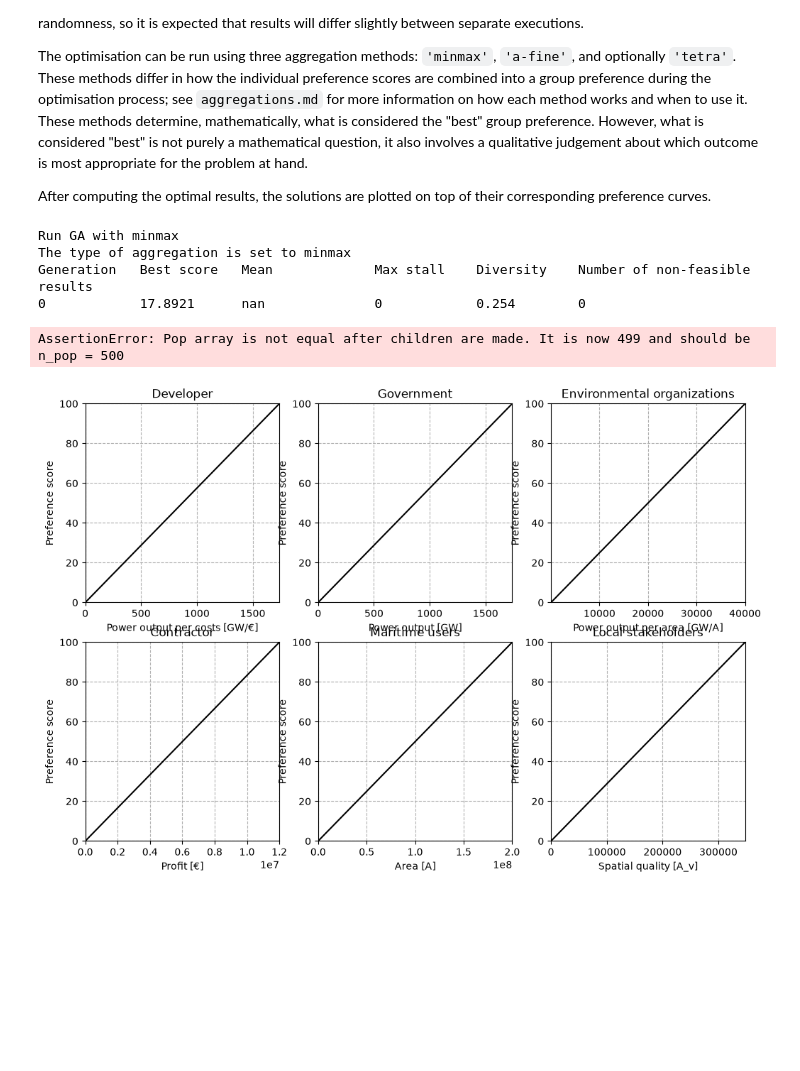
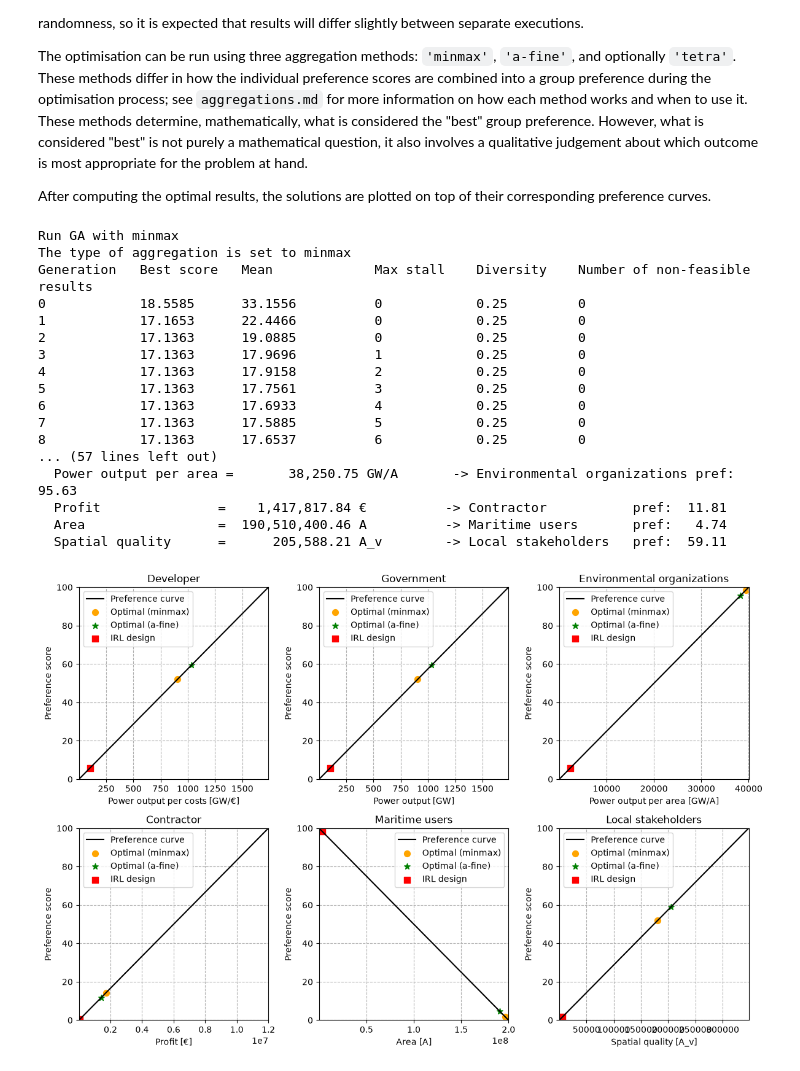
Before and after one commit to Jonathanvandeminkelis/Optimalisatie_FINAL, a Jupyter notebook: EXAMPLE_Artificial_Reef.ipynb, the cells around one changed output. Saved outputs shown, nothing was run; the diff lists cells and outputs as text; code cells hidden in the pictures; blank space fills up the shorter version.

```diff
--- a/EXAMPLE_Artificial_Reef.ipynb
+++ b/EXAMPLE_Artificial_Reef.ipynb
@@ -60,8 +60,8 @@ design_variables = (
 
 # set bounds for all variables
 b1 = [23, 300]      # x1
-b2 = [0, 200]       # x2
-b3 = [0, 200]       # x3
+b2 = [1, 200]       # x2; must be positive because objective_function_3 divides by x2*x3
+b3 = [1, 200]       # x3; must be positive because objective_function_3 divides by x2*x3
 b4 = [0,0]
 
 bounds = [b1, b2, b3, b4]
@@ -147,7 +147,7 @@ def objective_function_4(x1, x2, x3, x4):
 
 def objective_function_5(x1, x2, x3, x4):
     """Space for maritime users"""
-    return 25 * x3 * (x2**2)
+    return (x3 * (x2*5)**2)
 
 def objective_function_6(x1, x2, x3, x4):
     """Visible quality for local stakeholders"""
@@ -234,7 +234,7 @@ prefs_before = [[[minarray[0], maxarray[0]],             [0, 100]],          # p
                 [[minarray[1], maxarray[1]],                      [0, 100]],          # preference output government
                 [[minarray[2], maxarray[2]],    [0, 100]],   # preference efficiency environment
                 [[minarray[3], maxarray[3]],                      [0, 100]],          # preference profit contractor
-                [[minarray[4], maxarray[4]],                [0, 100]],    # preference area maritime users
+                [[minarray[4], maxarray[4]],                [100, 0]],    # preference area maritime users
                 [[minarray[5], maxarray[5]],                       [0, 100]]           # visibility local stakeholders
 ]
 
@@ -341,8 +341,8 @@ After computing the optimal results, the solutions are plotted on top of their c
 # We run the optimization with two paradigms
 x4 = 0
 paradigm = ['minmax', 'a-fine', 'tetra']  # 'minmax' or 'a-fine' or 'tetra'
-markers  = ['o', '*']
-colours  = ['orange', 'green']
+markers  = ['o', '*', 's']
+colours  = ['orange', 'green', 'blue']
 
 # Define the figure and axes before the loop
 fig, axes = plt.subplots(2, 3, figsize=(12, 8))
@@ -366,7 +366,7 @@ for i in range(len(paradigm)):
         'r_cross': 0.8,
         'max_stall': 16,
         'aggregation': paradigm[i],
-        'var_type': 'real'
+        'var_type_mixed': ['real', 'real', 'int', 'real']
     }
 
     # Run the GA and print its result
@@ -384,40 +384,49 @@ for i in range(len(paradigm)):
     for j, (ax, (obj_func, name, unit, stakeholder)) in enumerate(zip(axes.flat, objectives)):
         obj_value = obj_func(*optimal_design_var) # Calculate resulting objective value
         pref_score = pref_funcs[j](*optimal_design_var) # Calculate resulting preference score
 
         # Print and plot the optimal point on the preference curve
         print(f'  {name:<20} = {obj_value:>15,.2f} {unit:<10} -> {stakeholder:<20} pref: {pref_score:>6.2f}')
         ax.scatter(obj_value, pref_score, color=colours[i], marker=markers[i], s=50,
                    label=f'Optimal ({paradigm[i]})')
 
 
 # plot the IRL design point if plot_irl is True
 if plot_irl:
     irl_obj_values = [obj_func(*X_irl) for obj_func, _, _, _ in objectives]
     irl_pref_scores = [pref_funcs[j](*X_irl) for j in range(len(objectives))]
-    for j, ax in enumerate(axes.flat[:5]):
+    for j, ax in enumerate(axes.flat):
         ax.scatter(irl_obj_values[j], irl_pref_scores[j], color='red', marker='s', s=50, label='IRL design')
 
-for ax in axes.flat[:5]:
+for ax in axes.flat:
     ax.legend(fontsize=10)
-
-axes.flat[-1].set_visible(False)  # hide the sixth empty subplot
-
 
 # Adjust the layout
 fig.tight_layout()
 
 # Save figure
 # plt.savefig('optimal_results.png')  # Uncomment this line to save the figure as a PNG file
 
 # Display the plot
 plt.show()
 # %% [output]
 Run GA with minmax
 The type of aggregation is set to minmax
 Generation   Best score   Mean             Max stall    Diversity    Number of non-feasible results
-0            17.8921      nan              0            0.254        0
+0            18.5585      33.1556          0            0.25         0
+1            17.1653      22.4466          0            0.25         0
+2            17.1363      19.0885          0            0.25         0
+3            17.1363      17.9696          1            0.25         0
+4            17.1363      17.9158          2            0.25         0
+5            17.1363      17.7561          3            0.25         0
+6            17.1363      17.6933          4            0.25         0
+7            17.1363      17.5885          5            0.25         0
+8            17.1363      17.6537          6            0.25         0
+... (57 lines left out)
+  Power output per area =       38,250.75 GW/A       -> Environmental organizations pref:  95.63
+  Profit               =    1,417,817.84 €          -> Contractor           pref:  11.81
+  Area                 =  190,510,400.46 A          -> Maritime users       pref:   4.74
+  Spatial quality      =      205,588.21 A_v        -> Local stakeholders   pref:  59.11
-AssertionError: Pop array is not equal after children are made. It is now 499 and should be n_pop = 500
-[figure, old version]
+[figure, new version]
 # %%
 4
```
Also changed, not shown: parts of 3 cells of this notebook, 2 other files.
